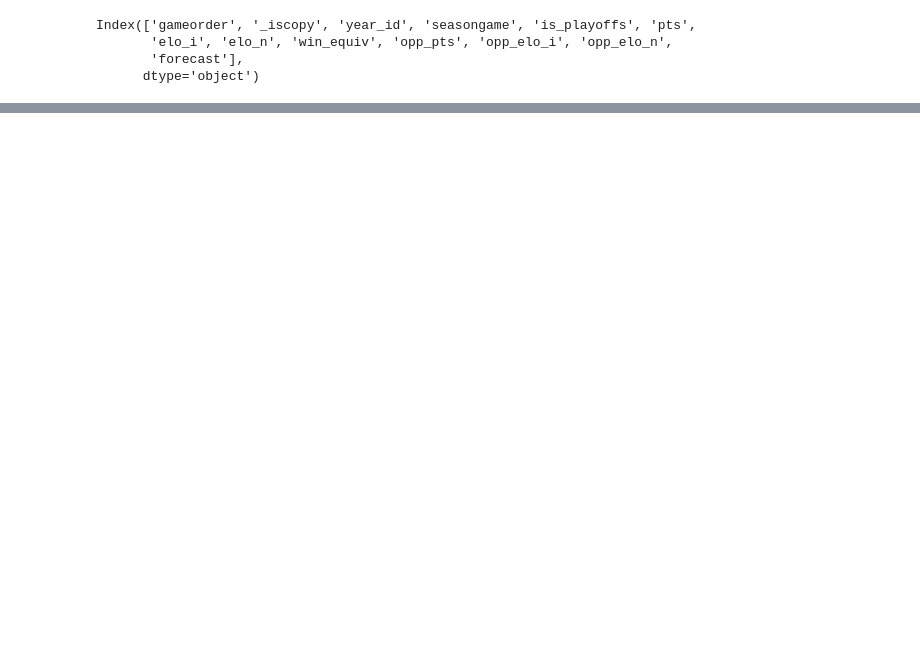
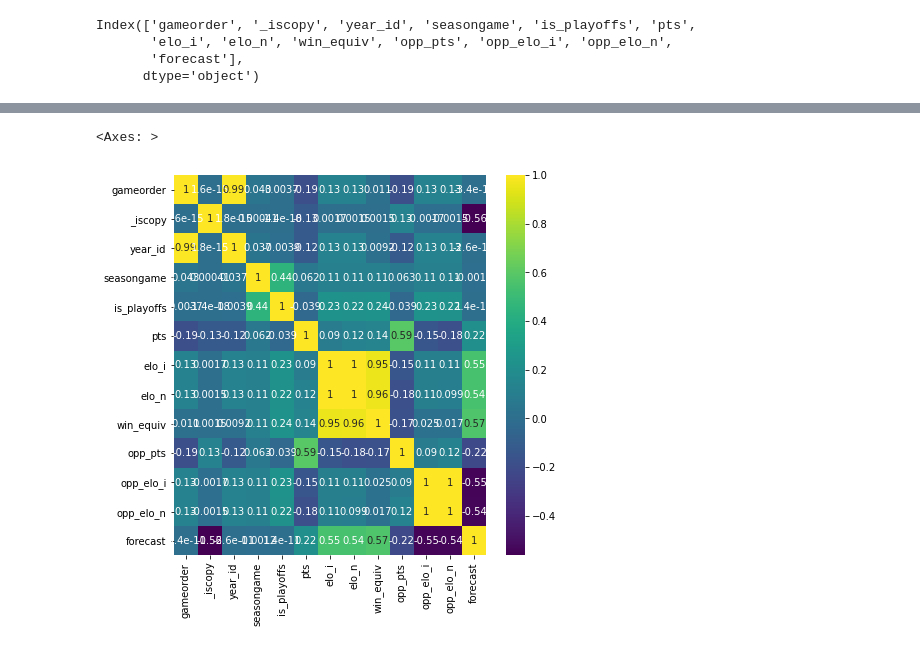
Before and after one commit to getpeped/WorkBook, a Jupyter notebook: nba_team_players.ipynb, the cells around one changed output, grey strips where cells are left out. Drawn from its saved outputs; the diff is of its cells as text; code cells hidden in the pictures; blank space fills up the shorter version.

```diff
--- a/nba_team_players.ipynb
+++ b/nba_team_players.ipynb
@@ -379,0 +440,7 @@ dd[
+# %%
+plt.figure(figsize=(7, 7))
+c = df_num.corr()
+sns.heatmap(c, cmap='viridis', annot=True)
+# %% [output]
+<Axes: >
+[figure, added]
```
Also changed, not shown: parts of 14 cells of this notebook.
